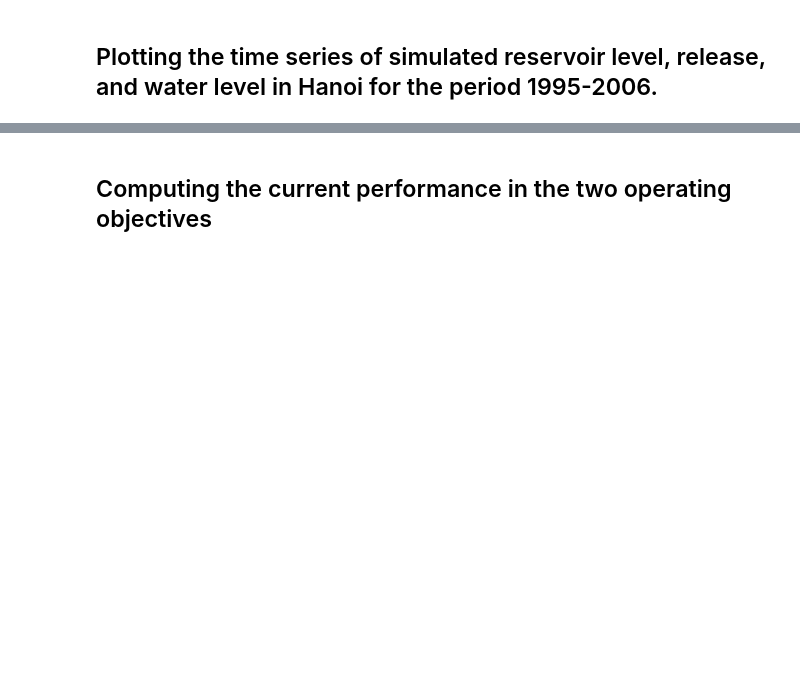
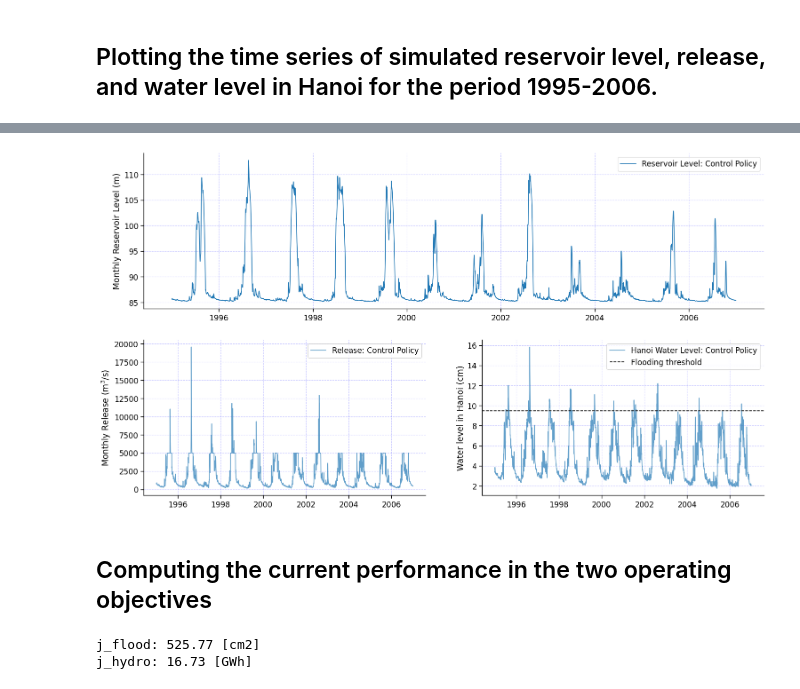
Before and after one commit to CooperBigFoot/optimal-wat-allocation, a Jupyter notebook: code/eda.ipynb, the cells around one changed output, grey strips where cells are left out. Cells and saved outputs as stored; diff of their text form; code cells hidden in the pictures; blank space fills up the shorter version.

```diff
--- a/code/eda.ipynb
+++ b/code/eda.ipynb
@@ -115,0 +52,9 @@ NameError: name 'simul' is not defined
+# %%
+control_policy_simul = process_policy(
+    path_to_policy="/Users/cooper/Desktop/optimal-wat-allocation/data/simHB_output.csv",
+    start_date=start_date,
+    end_date=end_date,
+)
+
+control_policy_simul = control_policy_simul["1995":"2006"]
+control_policy_simul
@@ -116,2 +76,24 @@ NameError: name 'simul' is not defined
+# %%
+policy1 = plot_policy_ts(
+    [control_policy_simul],
+    ["Control Policy"],
+    "/Users/cooper/Desktop/optimal-wat-allocation/images/control_policy.png",
+)
+# %% [output]
+[figure, added]
 # %% [markdown]
 ## Computing the current performance in the two operating objectives
+# %%
+j_flood = OF_flood(control_policy_simul["WaterLevelHanoi"] * 100)
+
+j_hydro = OF_hydro(
+    qq["q_Da"]["1995":"2006"],
+    control_policy_simul["Release"],
+    control_policy_simul["ReservoirLevel"],
+)
+
+print(f"j_flood: {j_flood} [cm2]")
+print(f"j_hydro: {j_hydro} [GWh]")
+# %% [output]
+j_flood: 525.77 [cm2]
+j_hydro: 16.73 [GWh]
```
Also changed, not shown: parts of 16 cells of this notebook, 5 other files.
